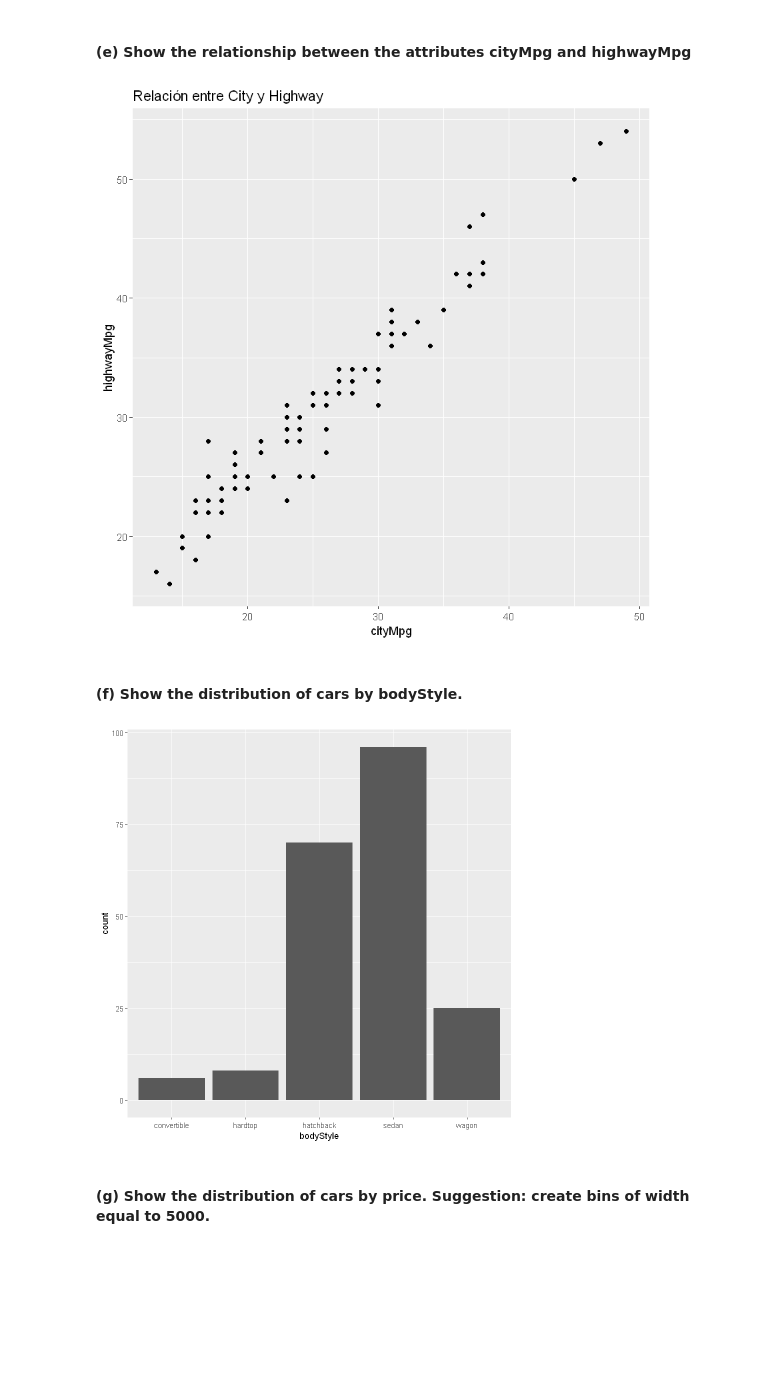
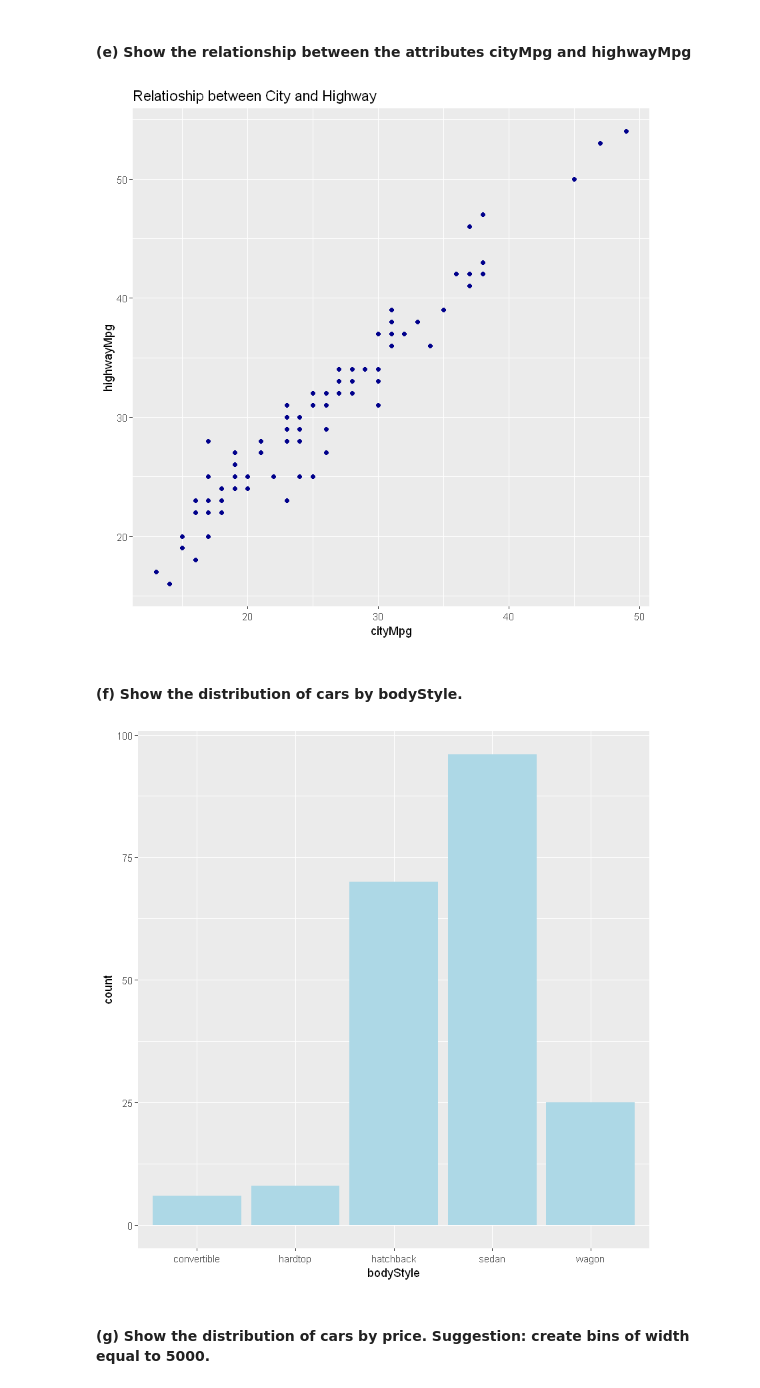
Before and after one commit to PaolaMaribel18/hands-on-2023A, a Jupyter notebook: notebooks/03-dataexploration.ipynb, the cells around one changed output. Drawn from its saved outputs; the diff is of its cells as text; code cells hidden in the pictures; blank space fills up the shorter version.

```diff
--- a/notebooks/03-dataexploration.ipynb
+++ b/notebooks/03-dataexploration.ipynb
@@ -117,14 +125,20 @@ library(ggplot2)
 # %% [markdown]
 #### (e) Show the relationship between the attributes cityMpg and highwayMpg
 # %%
-ggplot(carIns_final,aes(x=cityMpg, y=highwayMpg))+geom_point()+ggtitle("Relación entre City y Highway")
+#ggplot function is used to create the base plot
+#aes function specifies that the x axis represents the cityMpg attribute and y axis represents the highwayMpg attribute.
+#geom_point function is used to create a point plot
+##ggtitle provide a descriptive title to the plot.
+ggplot(carIns_final,aes(x=cityMpg, y=highwayMpg))+geom_point(color='darkblue')+
+ggtitle("Relatioship between City and Highway")
 # %% [output]
-[figure, old version]
+[figure, new version]
 # %% [markdown]
 #### (f) Show the distribution of cars by bodyStyle.
 # %%
-ggplot(carIns_final, aes(x=bodyStyle))+geom_bar()
+##geom_bar function is used to create a bar plot
+ggplot(carIns_final, aes(x=bodyStyle))+geom_bar(fill="lightblue")
 # %% [output]
-[figure, old version]
+[figure, new version]
 # %% [markdown]
 #### (g) Show the distribution of cars by price. Suggestion: create bins of width equal to 5000.
```
Also changed, not shown: parts of 15 cells of this notebook.
